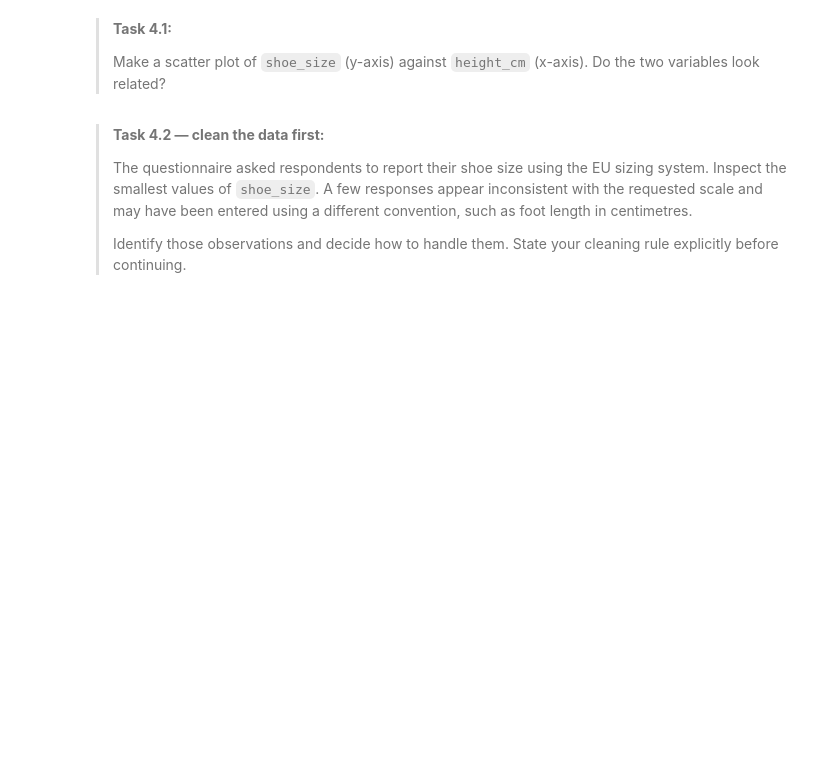
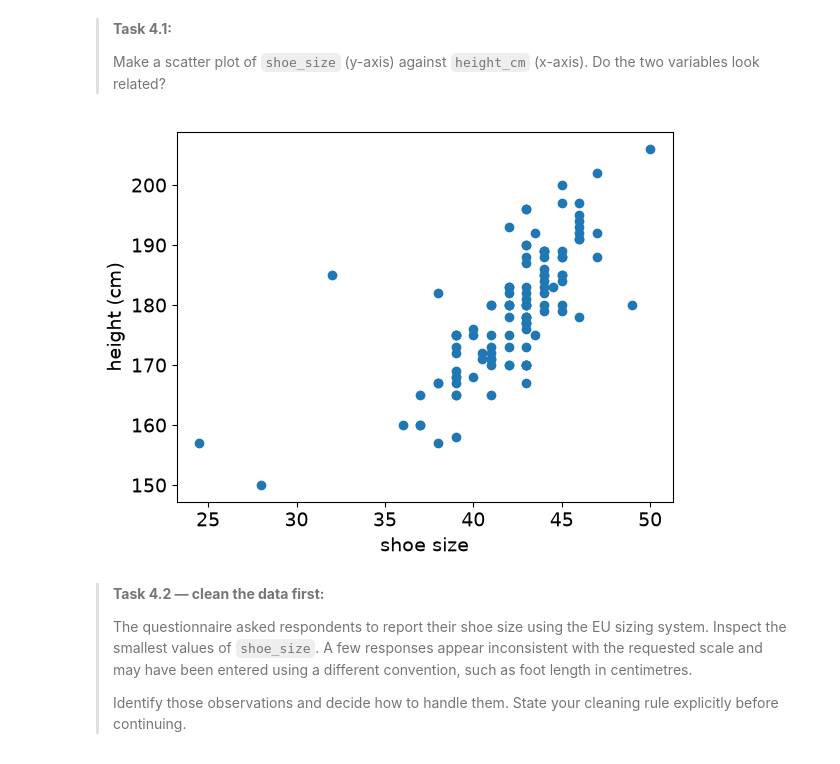
Before and after one commit to jjongejeugd/WS1.4, a Jupyter notebook: all_files_WS_1_4/WS1_4_Fit_happens.ipynb, the cells around one changed output. Cells and saved outputs as stored; diff of their text form; code cells hidden in the pictures; blank space fills up the shorter version.

```diff
--- a/all_files_WS_1_4/WS1_4_Fit_happens.ipynb
+++ b/all_files_WS_1_4/WS1_4_Fit_happens.ipynb
@@ -260,7 +324,22 @@ survey[['height_cm', 'shoe_size']].describe()
 >Make a scatter plot of `shoe_size` (y-axis) against `height_cm` (x-axis). Do the two variables look related?
 >
 # %%
-### YOUR CODE HERE
+import pandas as pd
+import matplotlib.pyplot as plt
+
+survey = pd.read_csv("dataset_class_survey_2026.csv")
+
+height = survey.iloc[:, 0]
+shoe_size = survey.iloc[:, 1]
+
+plt.plot(shoe_size, height, "o")
+
+plt.xlabel("shoe size")
+plt.ylabel("height (cm)")
+
+plt.show()
+# %% [output]
+[figure, added]
 # %% [markdown]
 >**Task 4.2 — clean the data first:**
 >
```
Also changed, not shown: parts of 5 cells of this notebook.
